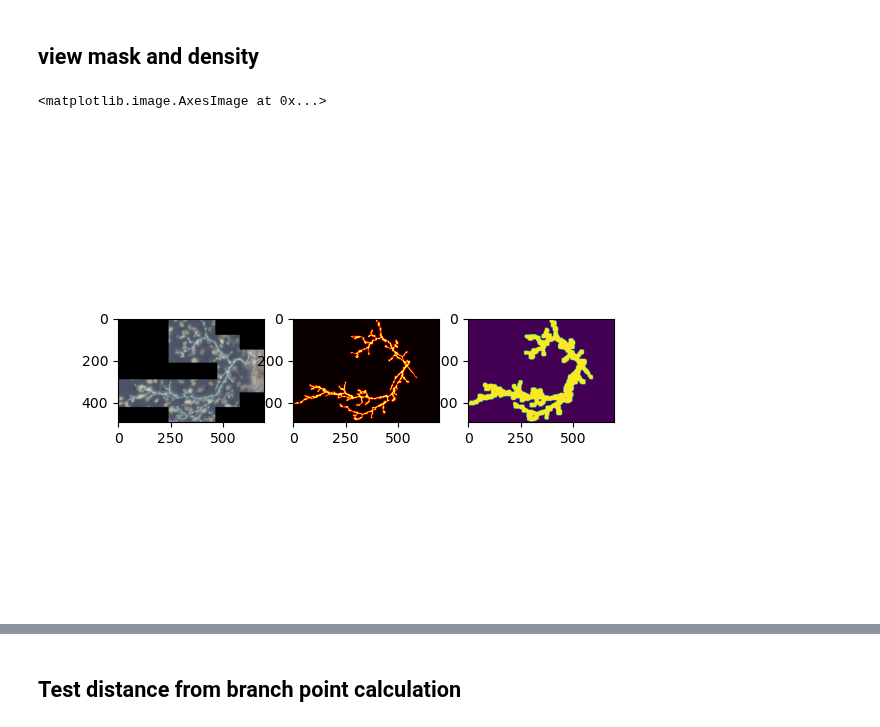
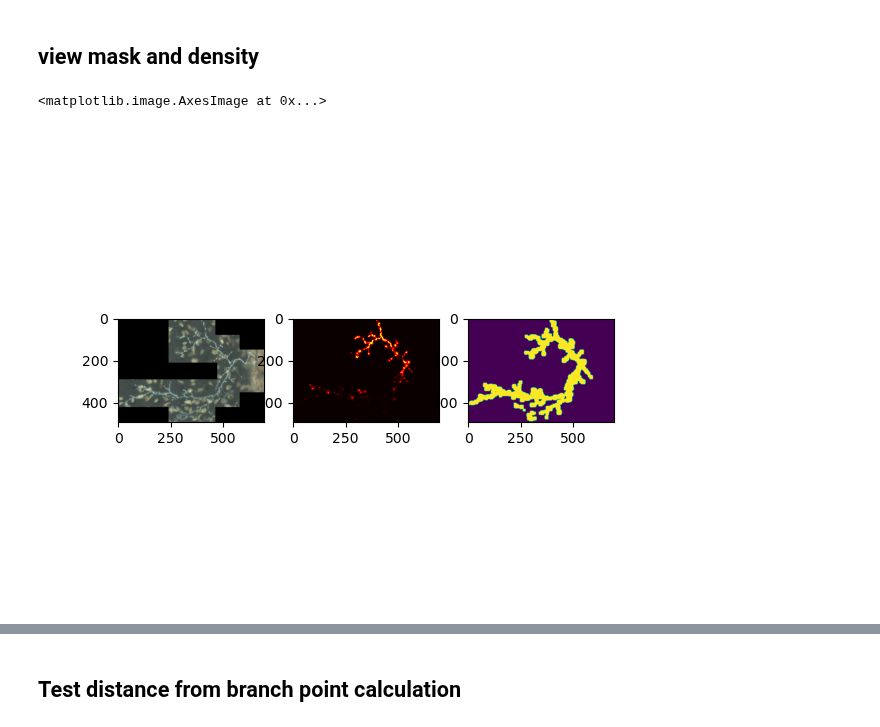
Before and after one commit to twardlab/neurotrack, a Jupyter notebook: neuron_trx/notebooks/neuron_trx_tests.ipynb, the cells around one changed output, grey strips where cells are left out. Drawn from its saved outputs; the diff is of its cells as text; code cells hidden in the pictures.

```diff
--- a/neuron_trx/notebooks/neuron_trx_tests.ipynb
+++ b/neuron_trx/notebooks/neuron_trx_tests.ipynb
@@ -124,14 +124,14 @@ env = Environment(img,
                 beta=beta,
                 friction=friction)
 
-dqn_model = DQNModel(in_channels=4,
-                    n_actions=len(directions)+1,
+dqn_model = DQNModel(in_channels=6,
+                    n_actions=len(directions)+2,
                     input_size=(2*patch_radius+1),
                     lr=lr,
                     step_size=torch.tensor(step_size)
                     )
-                    # in_channels=6
-                    # n_actions=len(directions)+2,
+                    # in_channels=4
+                    # n_actions=len(directions)+1,
 
 if model:
     dqn_model.load_model(torch.load(model))
@@ -192,14 +176,17 @@ Complete
 # %% [markdown]
 ## view mask and density
 # %%
-# z=19
+z=16
 fig, ax = plt.subplots(1,3)
-ax[0].imshow(env.img.data[:3].permute(1,2,3,0).amax(dim=0), alpha=1.0)
-ax[1].imshow(env.true_density.data[0].amax(dim=0), alpha=1.0, cmap='hot')
-ax[2].imshow(env.mask.data[0].amax(dim=0))
+ax[0].imshow(env.img.data[:3].permute(1,2,3,0)[z], alpha=1.0)
+ax[1].imshow(env.true_density.data[0,z], alpha=1.0, cmap='hot')
+ax[2].imshow(env.mask.data[0,z])
+# ax[0].imshow(env.img.data[:3].permute(1,2,3,0).amax(dim=0), alpha=1.0)
+# ax[1].imshow(env.true_density.data[0].amax(dim=0), alpha=1.0, cmap='hot')
+# ax[2].imshow(env.mask.data[0].amax(dim=0))
 # %% [output]
 <matplotlib.image.AxesImage at 0x...>
-[figure, old version]
+[figure, new version]
 # %%
 for i in range(len(env.branch_points)):
     env.img.draw_point(env.branch_points[i], radius=3, channel=4)
```
Also changed, not shown: parts of 8 cells of this notebook, 6 other files.
